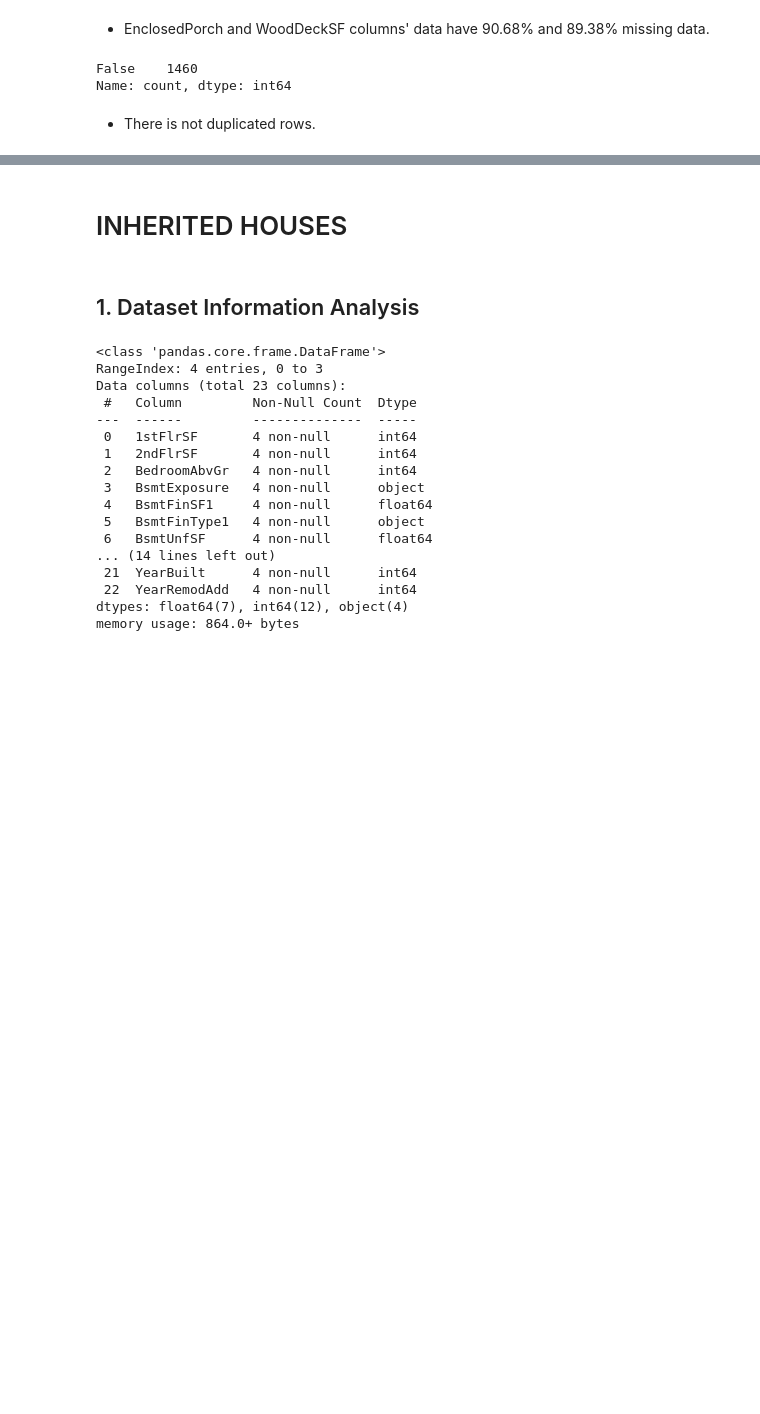
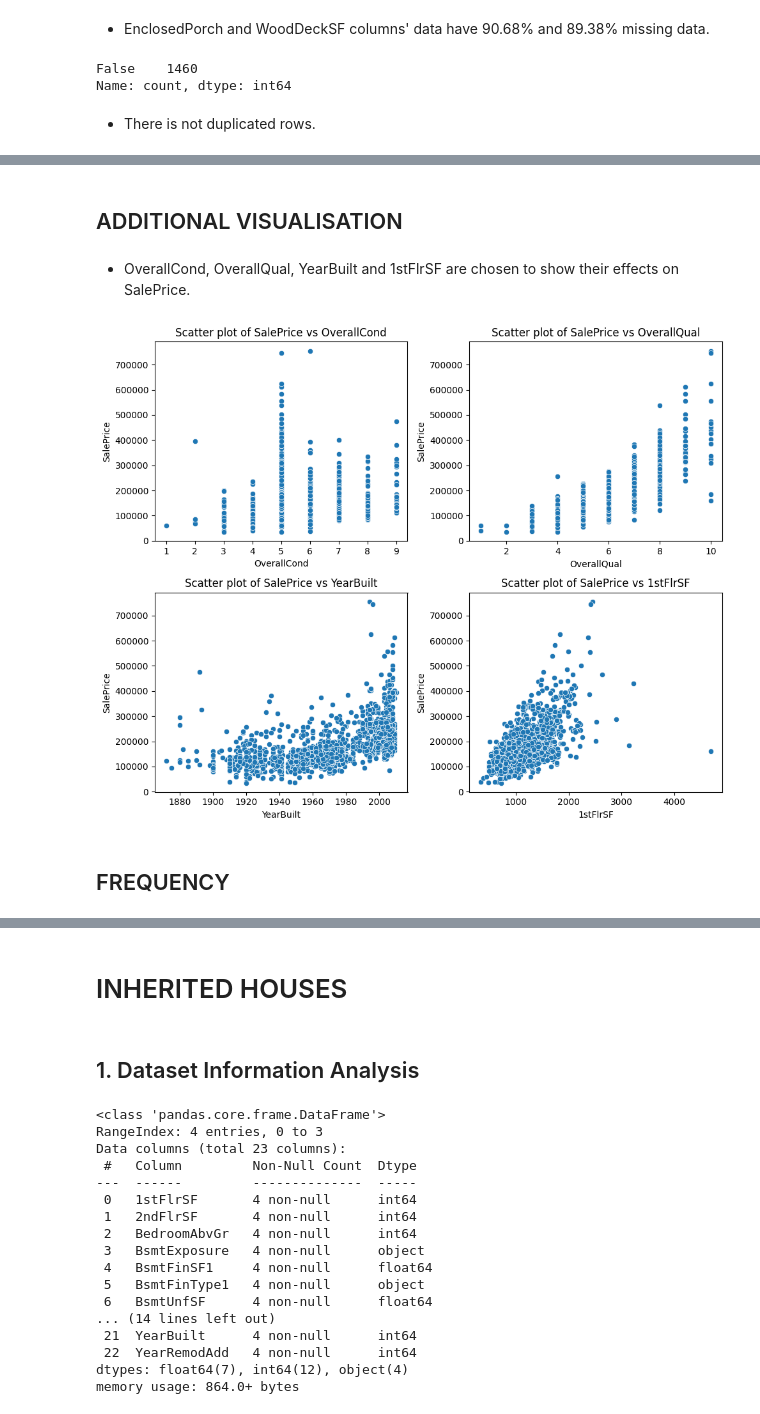
Before and after one commit to aksurcos/P5-Heritage-Housing, a Jupyter notebook: jupyter_notebooks/02_data_inspection.ipynb, the cells around one changed output, grey strips where cells are left out. Saved outputs shown, nothing was run; the diff lists cells and outputs as text; code cells hidden in the pictures; blank space fills up the shorter version.

Commit message:
additions to data inspections

```diff
--- a/jupyter_notebooks/02_data_inspection.ipynb
+++ b/jupyter_notebooks/02_data_inspection.ipynb
@@ -226,0 +287,23 @@ Name: count, dtype: int64
+# %% [markdown]
+## ADDITIONAL VISUALISATION
+# %% [markdown]
+- OverallCond, OverallQual, YearBuilt and 1stFlrSF are chosen to show their effects on SalePrice.
+# %%
+import seaborn as sns
+import matplotlib.pyplot as plt
+
+scatter_columns = ["OverallCond", "OverallQual", "YearBuilt", "1stFlrSF"]
+
+plt.figure(figsize=(10, 8))
+
+for i, column in enumerate(scatter_columns, 1):
+    plt.subplot(2, 2, i)
+    sns.scatterplot(x=column, y="SalePrice", data=house_prices_df)
+    plt.title(f'Scatter plot of SalePrice vs {column}')
+
+plt.tight_layout()
+plt.show()
+# %% [output]
+[figure, added]
+# %% [markdown]
+## FREQUENCY
```
Also changed, not shown: parts of 11 cells of this notebook, 1 other file.
